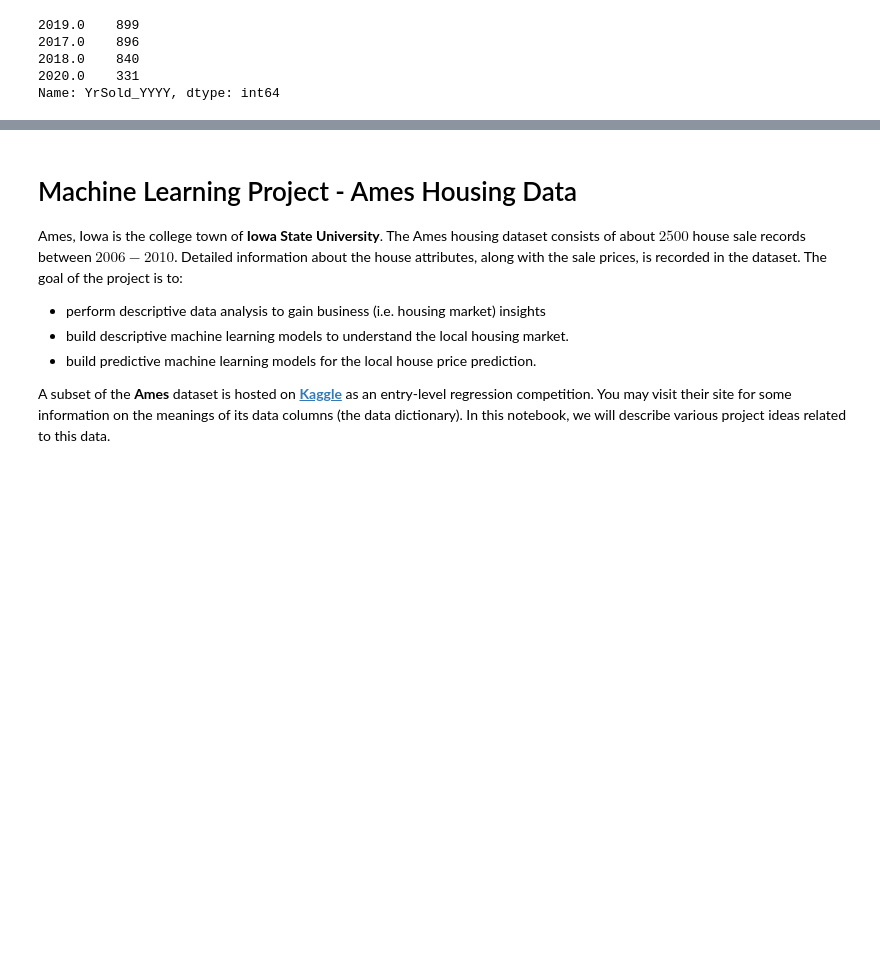
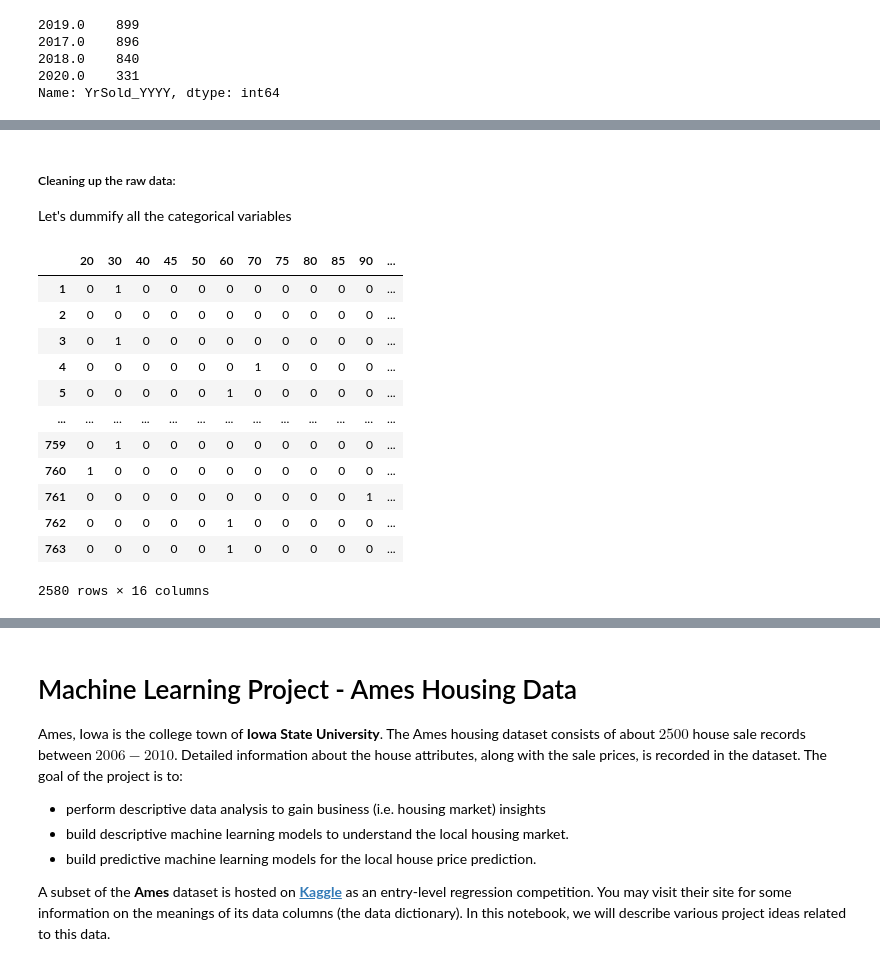
Before and after one commit to danielosetiawan/Ames_Housing_ML, a Jupyter notebook: DS - Ames.ipynb, the cells around one changed output, grey strips where cells are left out. Drawn from its saved outputs; the diff is of its cells as text; code cells hidden in the pictures; blank space fills up the shorter version.

```diff
--- a/DS - Ames.ipynb
+++ b/DS - Ames.ipynb
@@ -22,8 +22,8 @@ pd.set_option('display.max_columns', 500)
 # %%
 # setting the dataframes
 
-housing = pd.read_csv('./data/Ames_Housing_Price_Data.csv', index_col=0)
-realty = pd.read_csv('./data/Ames_Real_Estate_Data.csv', index_col=0)
+raw_housing = pd.read_csv('./data/Ames_Housing_Price_Data.csv', index_col=0)
+raw_realty = pd.read_csv('./data/Ames_Real_Estate_Data.csv', index_col=0)
 housing.shape
 # %% [output]
 (2580, 81)
@@ -279,0 +880,4 @@ Name: YrSold_YYYY, dtype: int64
+# %% [markdown]
+##### Cleaning up the raw data:
+
+Let's dummify all the categorical variables
@@ -279,0 +886,16 @@ Name: YrSold_YYYY, dtype: int64
+# %%
+MSSubClass = pd.get_dummies(raw_housing['MSSubClass'])
+# %% [output]
+|  | 20 | 30 | 40 | 45 | 50 | 60 | 70 | 75 | 80 | 85 | 90 | ... |
+| 1 | 0 | 1 | 0 | 0 | 0 | 0 | 0 | 0 | 0 | 0 | 0 | ... |
+| 2 | 0 | 0 | 0 | 0 | 0 | 0 | 0 | 0 | 0 | 0 | 0 | ... |
+| 3 | 0 | 1 | 0 | 0 | 0 | 0 | 0 | 0 | 0 | 0 | 0 | ... |
+| 4 | 0 | 0 | 0 | 0 | 0 | 0 | 1 | 0 | 0 | 0 | 0 | ... |
+| 5 | 0 | 0 | 0 | 0 | 0 | 1 | 0 | 0 | 0 | 0 | 0 | ... |
+| ... | ... | ... | ... | ... | ... | ... | ... | ... | ... | ... | ... | ... |
+| 759 | 0 | 1 | 0 | 0 | 0 | 0 | 0 | 0 | 0 | 0 | 0 | ... |
+| 760 | 1 | 0 | 0 | 0 | 0 | 0 | 0 | 0 | 0 | 0 | 0 | ... |
+| 761 | 0 | 0 | 0 | 0 | 0 | 0 | 0 | 0 | 0 | 0 | 1 | ... |
+| 762 | 0 | 0 | 0 | 0 | 0 | 1 | 0 | 0 | 0 | 0 | 0 | ... |
+| 763 | 0 | 0 | 0 | 0 | 0 | 1 | 0 | 0 | 0 | 0 | 0 | ... |
+2580 rows × 16 columns
```
Also changed, not shown: parts of 61 cells of this notebook.
